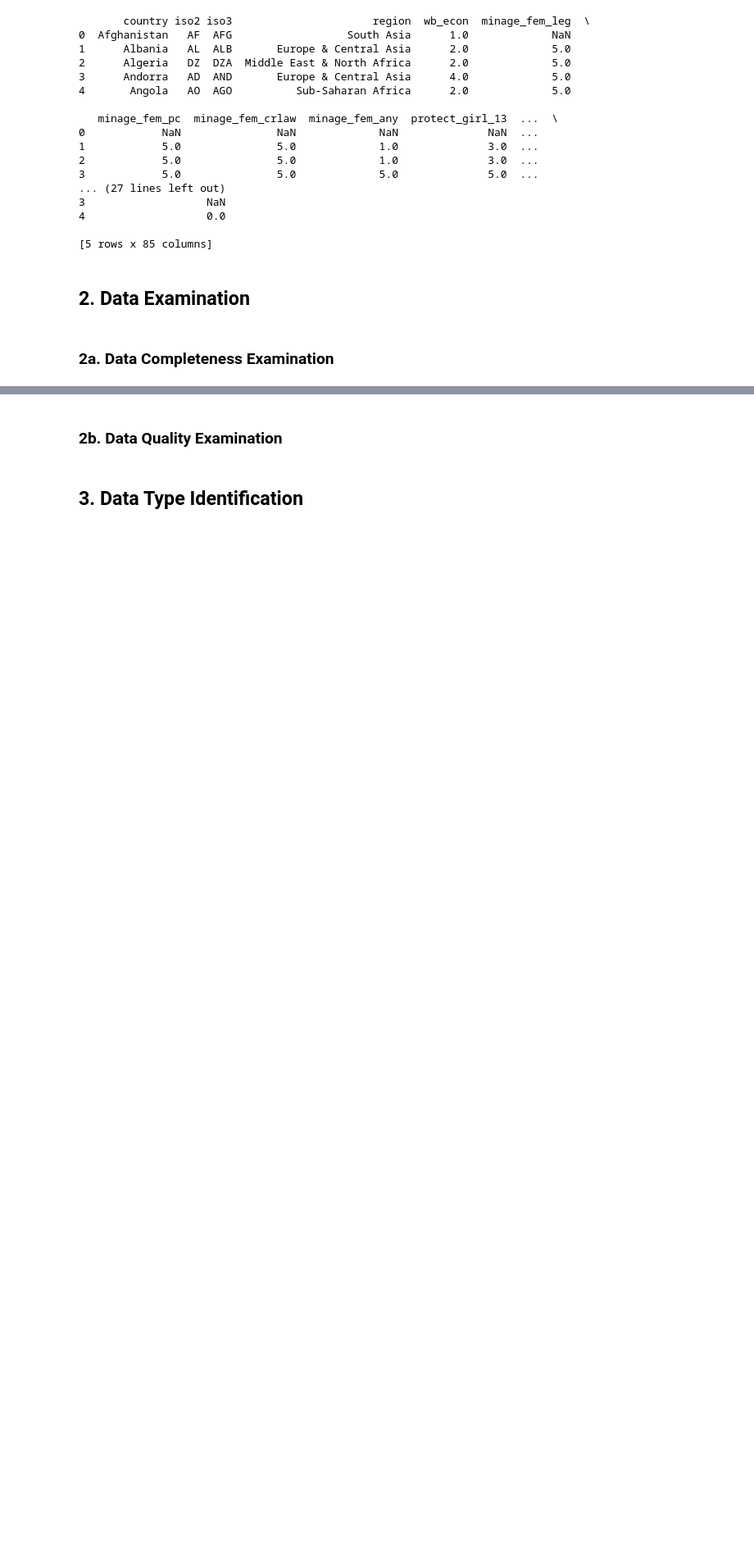
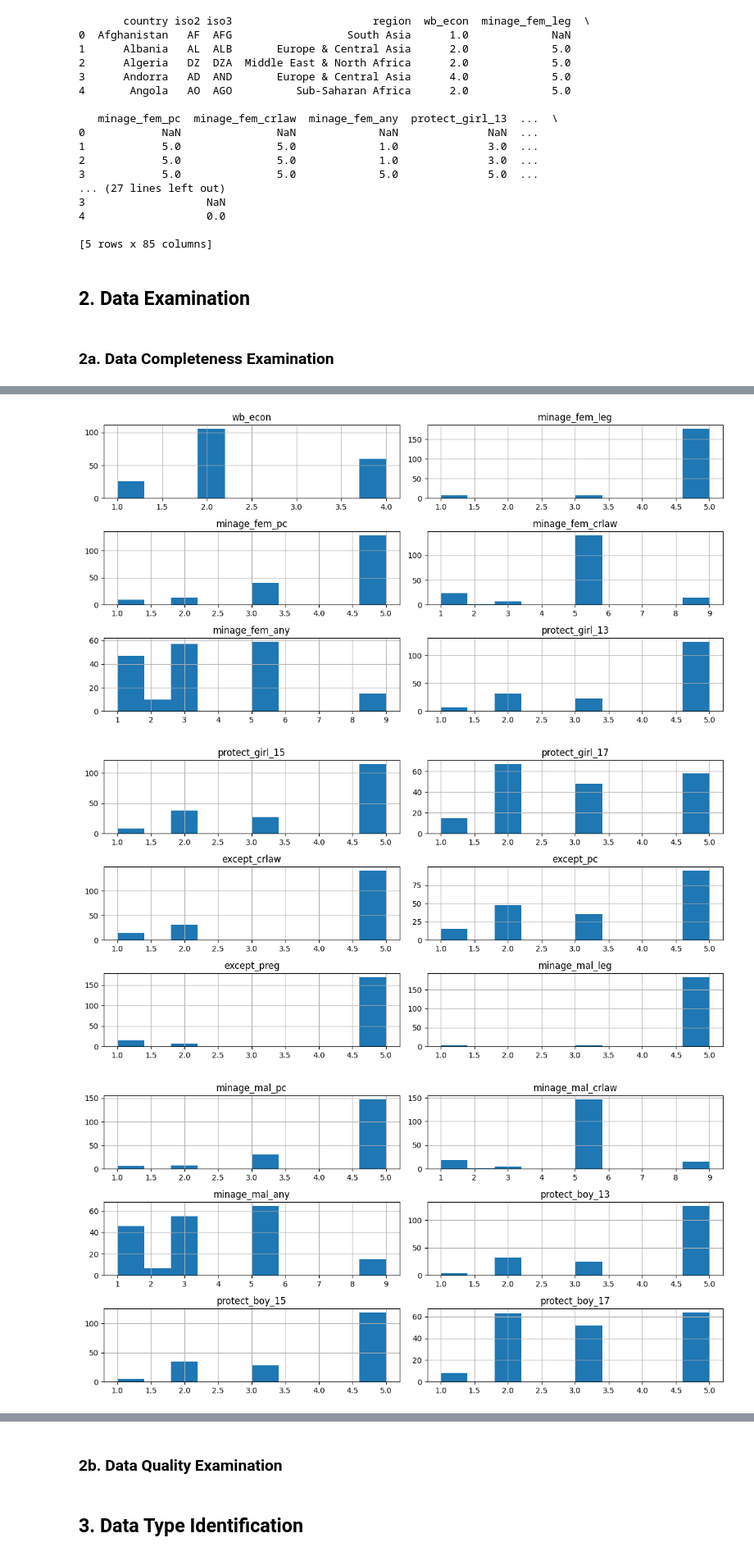
Before and after one commit to julianchandras/visdat-tubes-1-statik, a Jupyter notebook: notebooks/exploration.ipynb, the cells around one changed output, grey strips where cells are left out. Shown at 82% size. Saved outputs shown, nothing was run; the diff lists cells and outputs as text; code cells hidden in the pictures; blank space fills up the shorter version.

```diff
--- a/notebooks/exploration.ipynb
+++ b/notebooks/exploration.ipynb
@@ -63,0 +92,12 @@ print(df.variables)
+# %%
+cols = df.select_dtypes(include='number').columns
+n = 6
+
+for i in range(0, len(cols), n):
+    df[cols[i:i+n]].hist(figsize=(12,6), bins=10)
+    plt.tight_layout()
+    plt.show()
+# %% [output]
+[figure, added]
+[figure, added]
+[figure, added]
```
Also changed, not shown: parts of 6 cells of this notebook.
